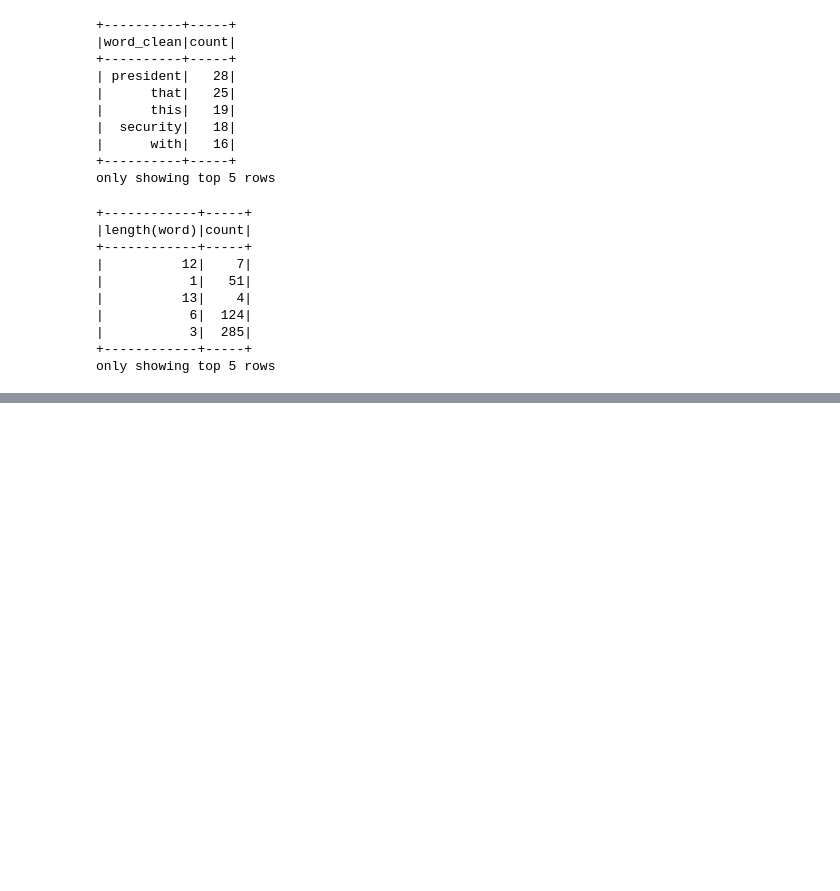
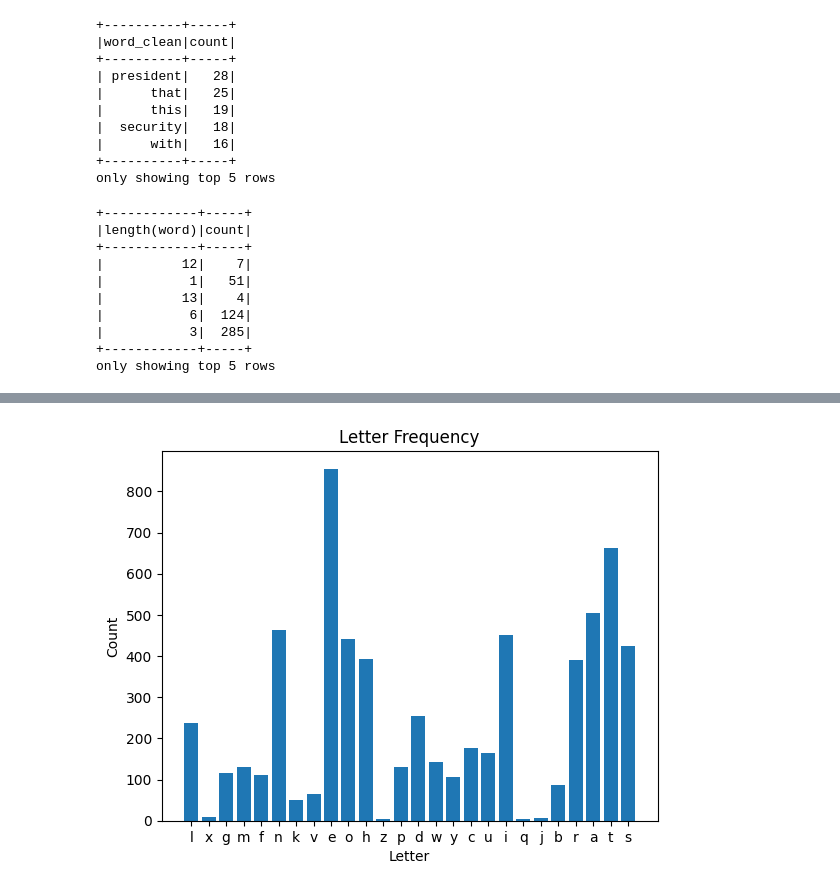
Before and after one commit to brookshu/data_eng300SP_hu, a Jupyter notebook: in_class/article_pyspark_hu_shim_kim_06b_article_analysis.ipynb, the cells around one changed output, grey strips where cells are left out. Cells and saved outputs as stored; diff of their text form; code cells hidden in the pictures; blank space fills up the shorter version.

```diff
--- a/in_class/article_pyspark_hu_shim_kim_06b_article_analysis.ipynb
+++ b/in_class/article_pyspark_hu_shim_kim_06b_article_analysis.ipynb
@@ -299,0 +293,15 @@ only showing top 20 rows
+# %%
+letter_counts = (
+    spark.read.text(file_path)
+    .select(F.split(F.col('value'), ' ').alias('line'))
+    .select(F.explode(F.col('line')).alias('word'))
+    .select(F.lower(F.col('word')).alias('word'))
+    .select(F.regexp_extract(F.col('word'), r"(\W+)?([a-z]+)", 2).alias('word'))
+    .select(F.split(F.col('word'), '').alias('letter'))
+    .select(F.explode(F.col('letter')).alias('letter'))  # ← FIXED
+    .where(F.col('letter') != "")  # remove empty strings
+    .groupBy('letter')
+    .count()
+)
+
+letter_counts.show()
@@ -299,0 +326,11 @@ only showing top 20 rows
+# %%
+import matplotlib.pyplot as plt
+pdf = letter_counts.toPandas()
+
+plt.bar(pdf['letter'], pdf['count'])
+plt.xlabel('Letter')
+plt.ylabel('Count')
+plt.title('Letter Frequency')
+plt.show()
+# %% [output]
+[figure, added]
```
Also changed, not shown: parts of 3 cells of this notebook, 2 other files.
